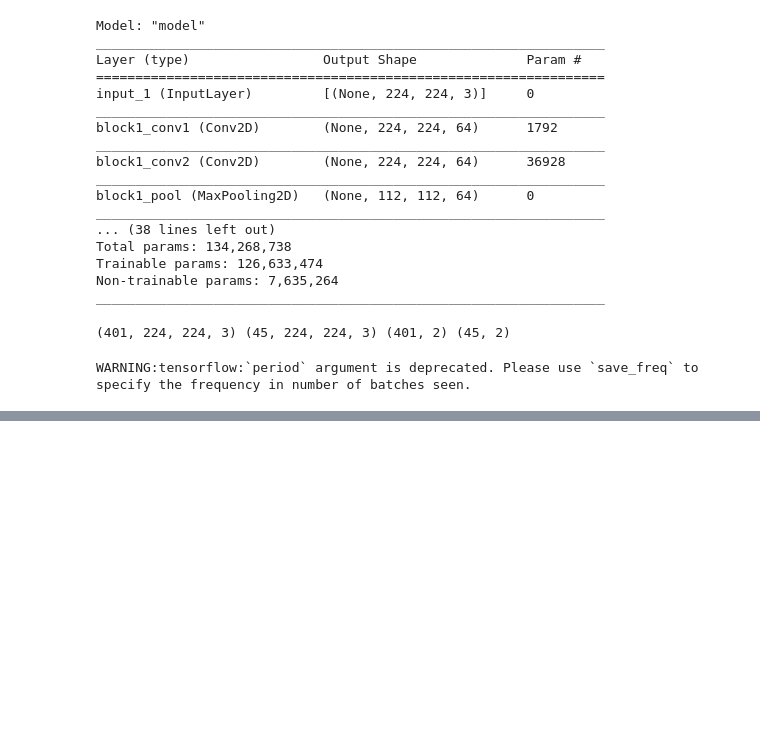
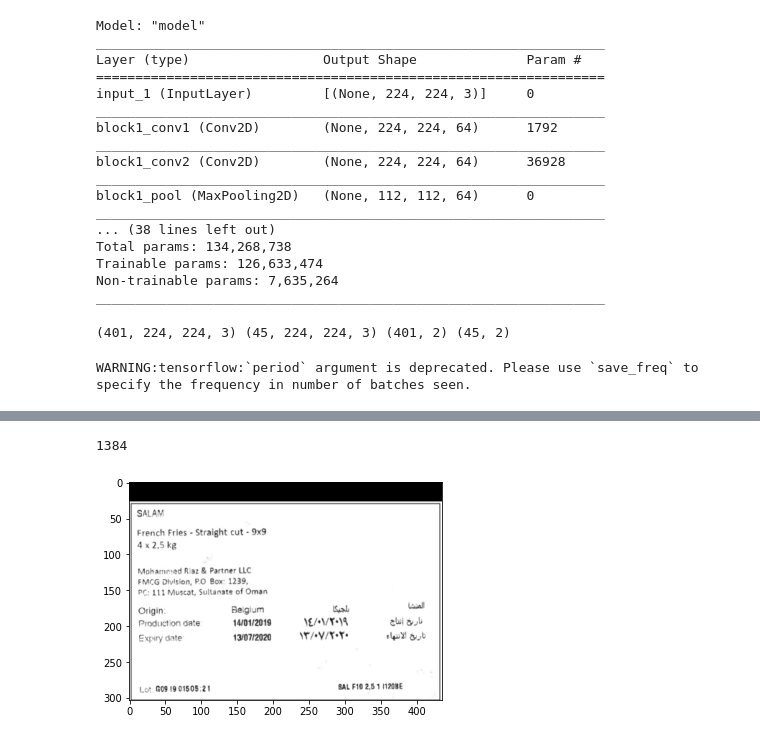
Before and after one commit to dua123/test_RCNN, a Jupyter notebook: RCNN.ipynb, the cells around one changed output, grey strips where cells are left out. Saved outputs shown, nothing was run; the diff lists cells and outputs as text; code cells hidden in the pictures; blank space fills up the shorter version.

```diff
--- a/RCNN.ipynb
+++ b/RCNN.ipynb
@@ -319,21 +327,25 @@ not label
 # %%
 z=0
 for e,i in enumerate(os.listdir(path)):
-    if i.startswith("4"):
+    if i == "label2.png":
         z += 1
         img = cv2.imread(os.path.join(path,i))
         ss.setBaseImage(img)
         ss.switchToSelectiveSearchFast()
         ssresults = ss.process()
         imout = img.copy()
+        print(ssresults.size)
         for e,result in enumerate(ssresults):
             if e < 2000:
                 x,y,w,h = result
                 timage = imout[y:y+h,x:x+w]
                 resized = cv2.resize(timage, (224,224), interpolation = cv2.INTER_AREA)
                 img = np.expand_dims(resized, axis=0)
                 out= model_final.predict(img)
-                if out[0][0] > 0.65:
+                if out[0][0] > 1:
                     cv2.rectangle(imout, (x, y), (x+w, y+h), (0, 255, 0), 1, cv2.LINE_AA)
         plt.figure()
         plt.imshow(imout)
+# %% [output]
+1384
+[figure, added]
```
Also changed, not shown: parts of 9 cells of this notebook.
